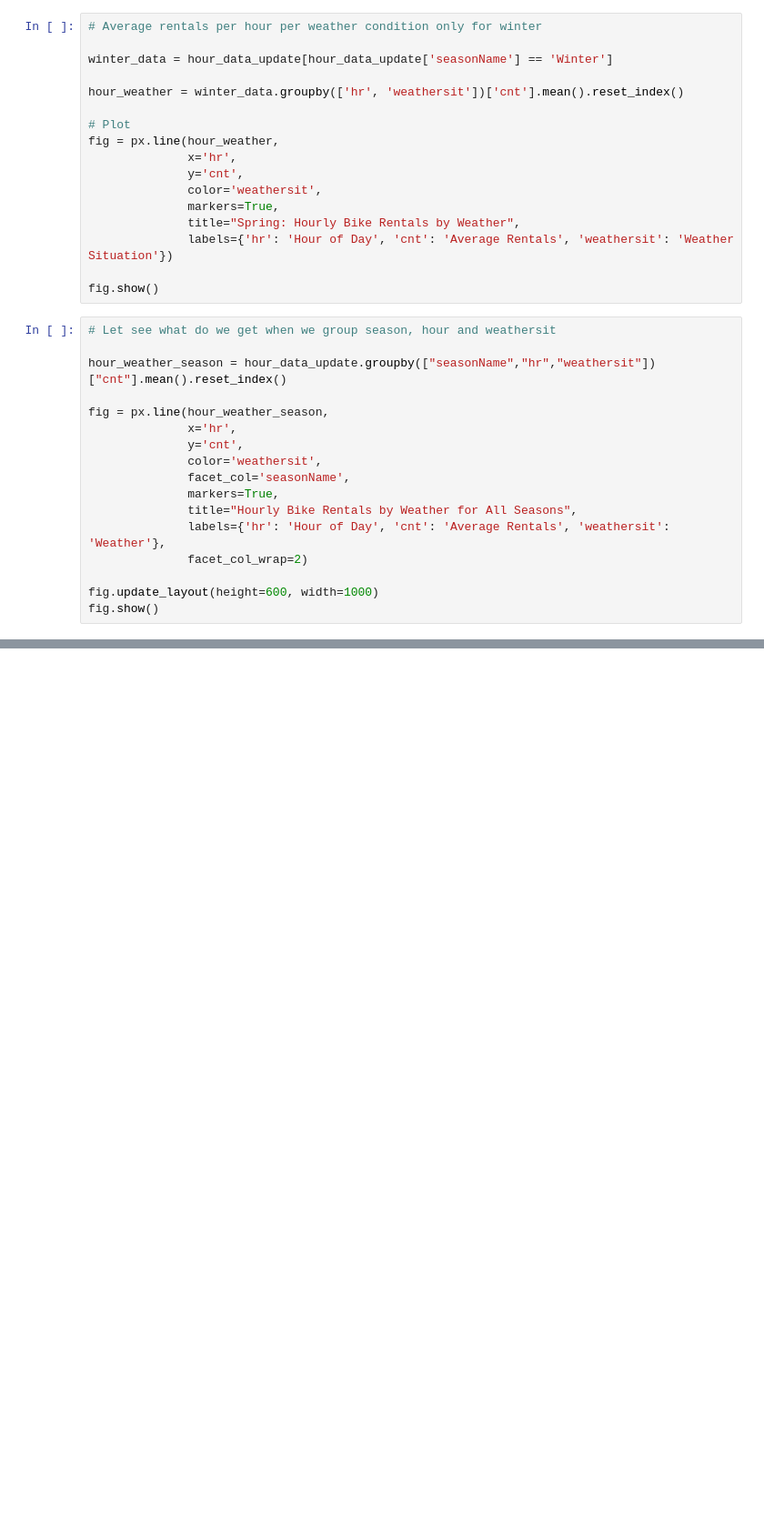
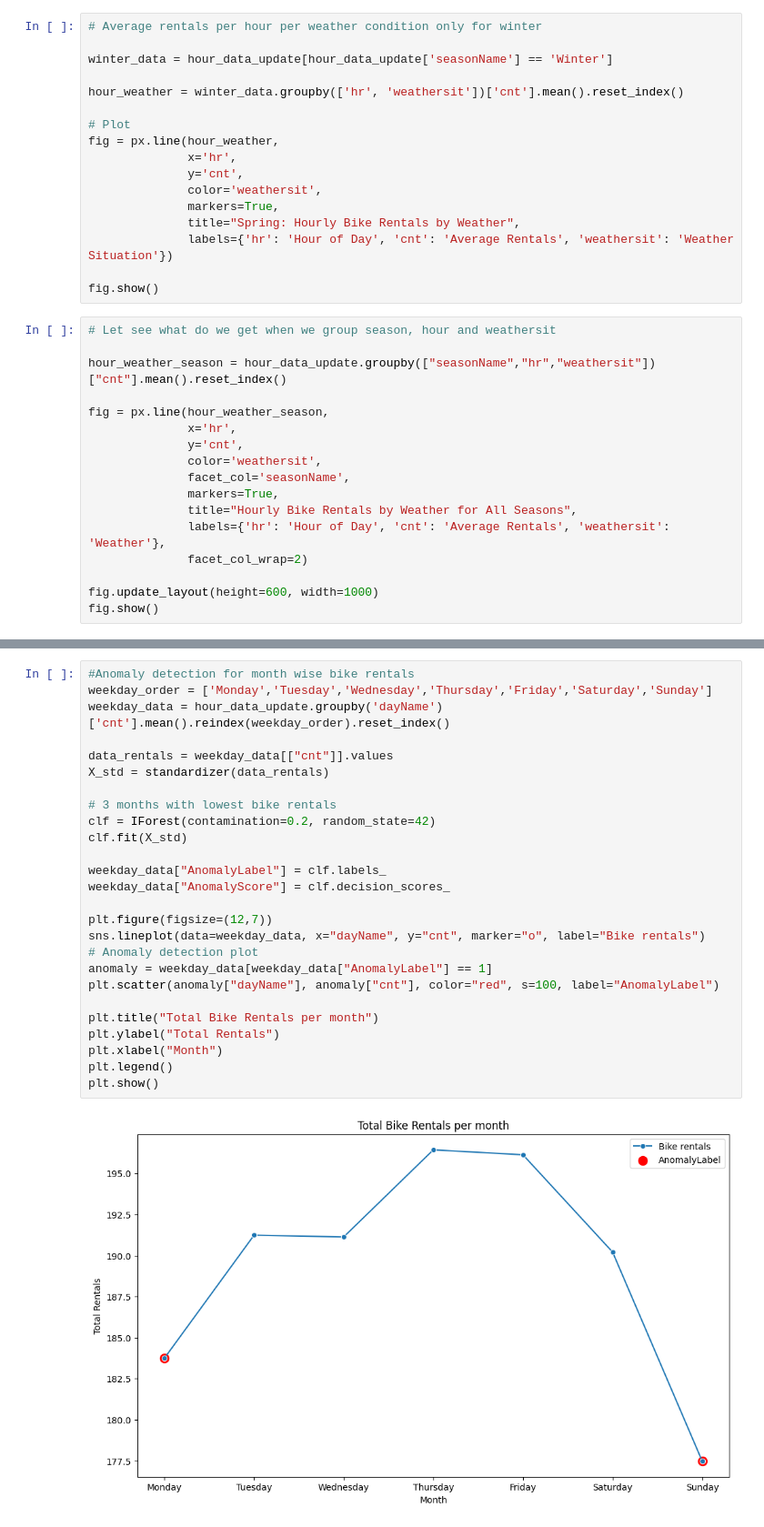
Before and after one commit to basudeo88/data_mining, a Jupyter notebook: analysis.ipynb, the cells around one changed output, grey strips where cells are left out. Shown: that part at 91% size. Cells and saved outputs as stored; diff of their text form; blank space fills up the shorter version.

```diff
--- a/analysis.ipynb
+++ b/analysis.ipynb
@@ -311,0 +393,28 @@ fig.show()
+# %%
+#Anomaly detection for month wise bike rentals
+weekday_order = ['Monday','Tuesday','Wednesday','Thursday','Friday','Saturday','Sunday']
+weekday_data = hour_data_update.groupby('dayName')['cnt'].mean().reindex(weekday_order).reset_index()
+
+data_rentals = weekday_data[["cnt"]].values
+X_std = standardizer(data_rentals)
+
+# 3 months with lowest bike rentals
+clf = IForest(contamination=0.2, random_state=42)
+clf.fit(X_std)
+
+weekday_data["AnomalyLabel"] = clf.labels_
+weekday_data["AnomalyScore"] = clf.decision_scores_
+
+plt.figure(figsize=(12,7))
+sns.lineplot(data=weekday_data, x="dayName", y="cnt", marker="o", label="Bike rentals")
+# Anomaly detection plot
+anomaly = weekday_data[weekday_data["AnomalyLabel"] == 1]
+plt.scatter(anomaly["dayName"], anomaly["cnt"], color="red", s=100, label="AnomalyLabel")
+
+plt.title("Total Bike Rentals per month")
+plt.ylabel("Total Rentals")
+plt.xlabel("Month")
+plt.legend()
+plt.show()
+# %% [output]
+[figure, added]
```
Also changed, not shown: parts of 8 cells of this notebook, 1 other file.
